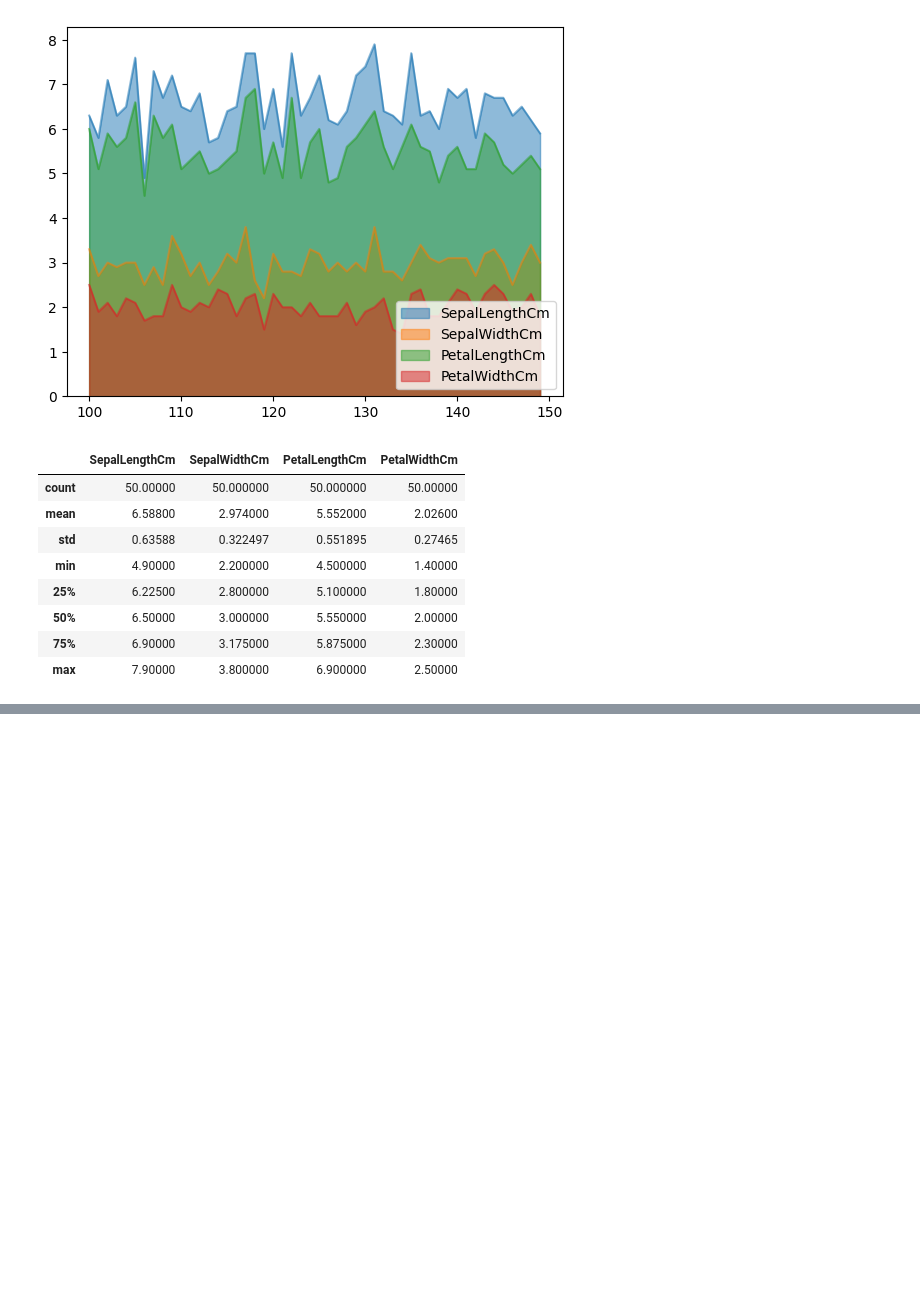
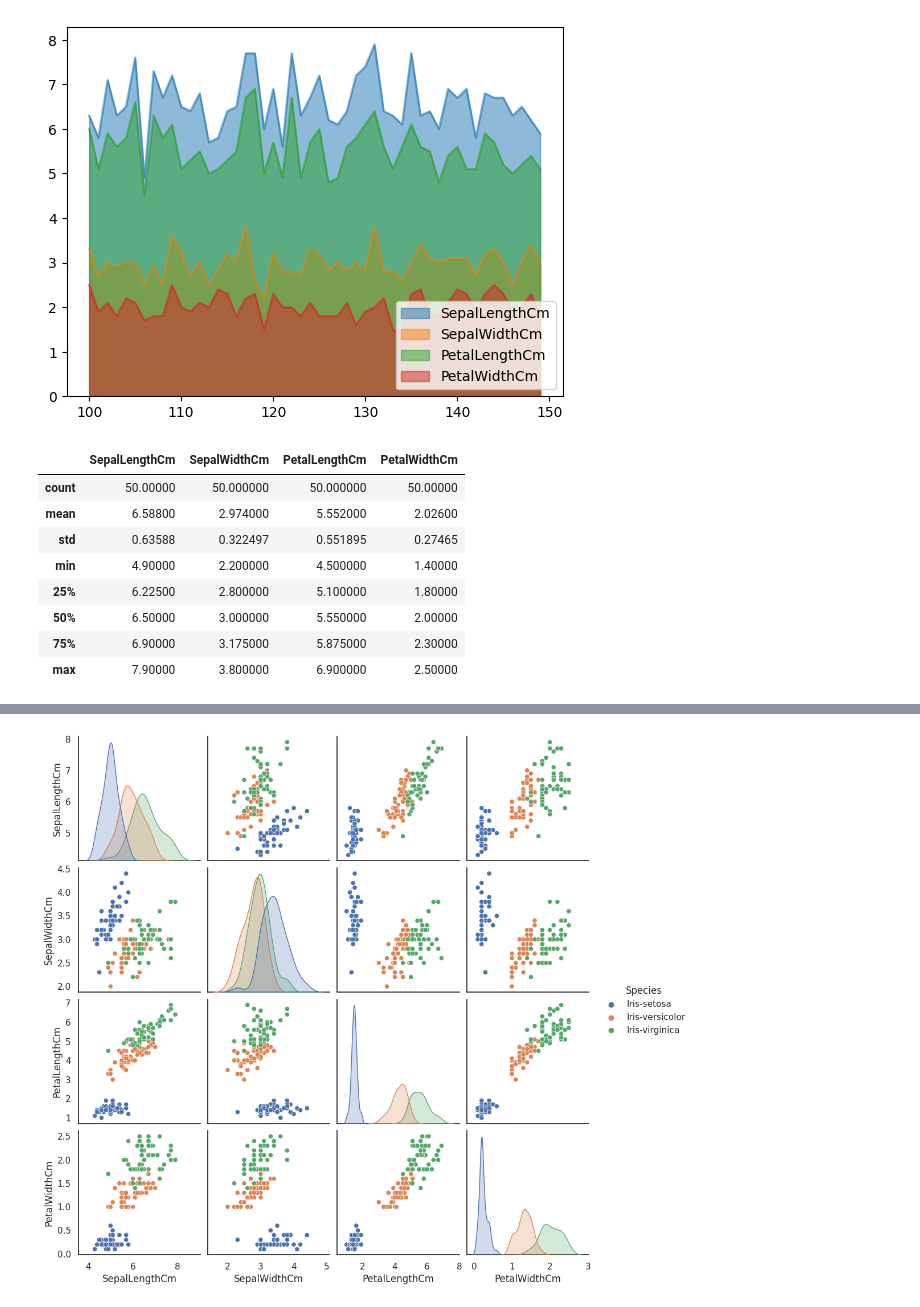
Before and after one commit to naveenjohn942-prog/python_prac, a Jupyter notebook: mat_plot.ipynb, the cells around one changed output, grey strips where cells are left out. Saved outputs shown, nothing was run; the diff lists cells and outputs as text; code cells hidden in the pictures; blank space fills up the shorter version.

```diff
--- a/mat_plot.ipynb
+++ b/mat_plot.ipynb
@@ -158,0 +191,8 @@ virginica.describe()
+# %%
+#not in syllabus
+import seaborn as sns
+sns.set(style="white")
+sns.pairplot(iris, hue="Species")
+plt.show()
+# %% [output]
+[figure, added]
```
Also changed, not shown: parts of 3 cells of this notebook, 1 other file.
